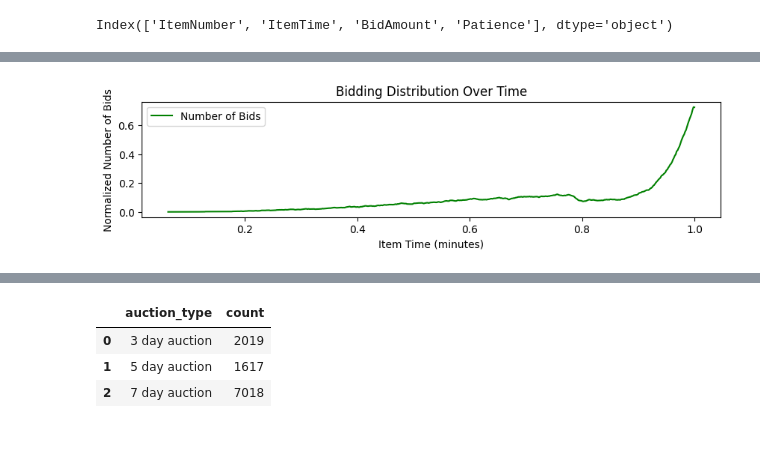
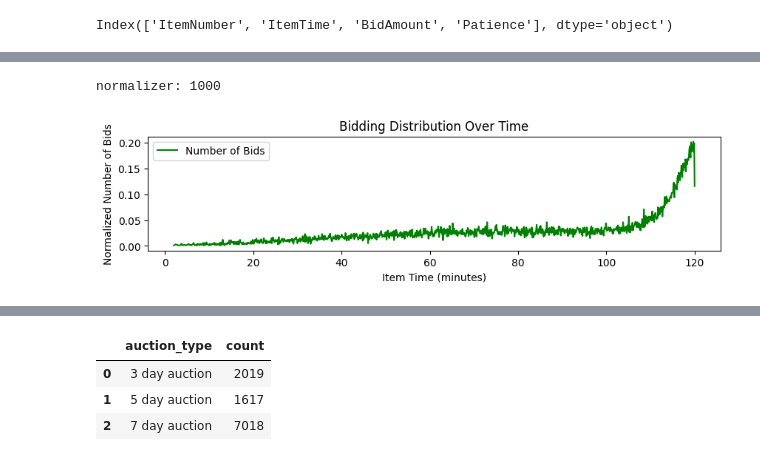
Before and after one commit to findraj/Auction-Dynamics-Simulation, a Jupyter notebook: analysis/results/results.ipynb, the cells around one changed output, grey strips where cells are left out. Saved outputs shown, nothing was run; the diff lists cells and outputs as text; code cells hidden in the pictures.

```diff
--- a/analysis/results/results.ipynb
+++ b/analysis/results/results.ipynb
@@ -28,5 +28,8 @@ results_df
 # Calculate the average number of bids
 aggregated_items = results_df.groupby('ItemNumber').size().reset_index(name='count')
 
+normalizer = len(aggregated_items)
+print('normalizer:', normalizer)
+
 aggregated_items
 # %% [output]
@@ -97,32 +101,33 @@ time_aggregated
 # %%
 import pandas as pd
 import matplotlib.pyplot as plt
 
 # Assuming time_aggregated is already defined and contains 'ItemTime' and 'count' columns
 
 # Calculate the rolling average to smooth the data
 time_aggregated['smoothed_count'] = time_aggregated['count'].rolling(window=10, min_periods=1).mean()
 
 # Bidding distribution in the auction
 fig, axs = plt.subplots(1, 1, figsize=(10, 2))
 
-normalizer = len(time_aggregated)
+print('normalizer:', normalizer)
 
 # Plotting the data as a line plot with smoothed data
-axs.plot(time_aggregated['ItemTime'] / 60, time_aggregated['smoothed_count'] / normalizer, color="green", label='Number of Bids')
+axs.plot(time_aggregated['ItemTime'], time_aggregated['count'] / normalizer, color="green", label='Number of Bids')
 
 # Adding labels and title
 axs.set_xlabel('Item Time (minutes)')
 axs.set_ylabel('Normalized Number of Bids')
 axs.set_title('Bidding Distribution Over Time')
 
 # Adding legend
 axs.legend()
 
 # Display the plot
 plt.show()
 # %% [output]
+normalizer: 1000
-[figure, old version]
+[figure, new version]
 # %%
 # Overlay ebay auction data with our data
 ebay_df = pd.read_csv('ebay.csv')
```
Also changed, not shown: parts of 8 cells of this notebook, 3 other files.
